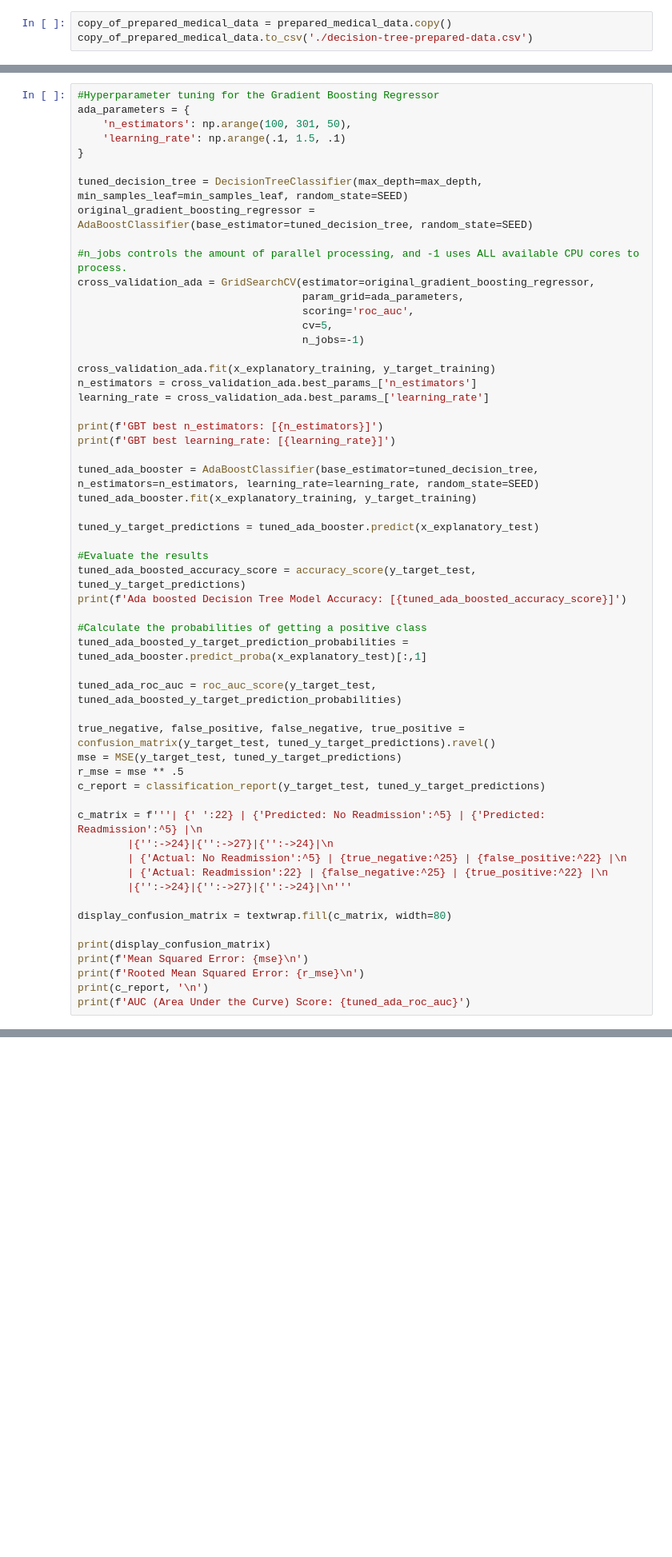
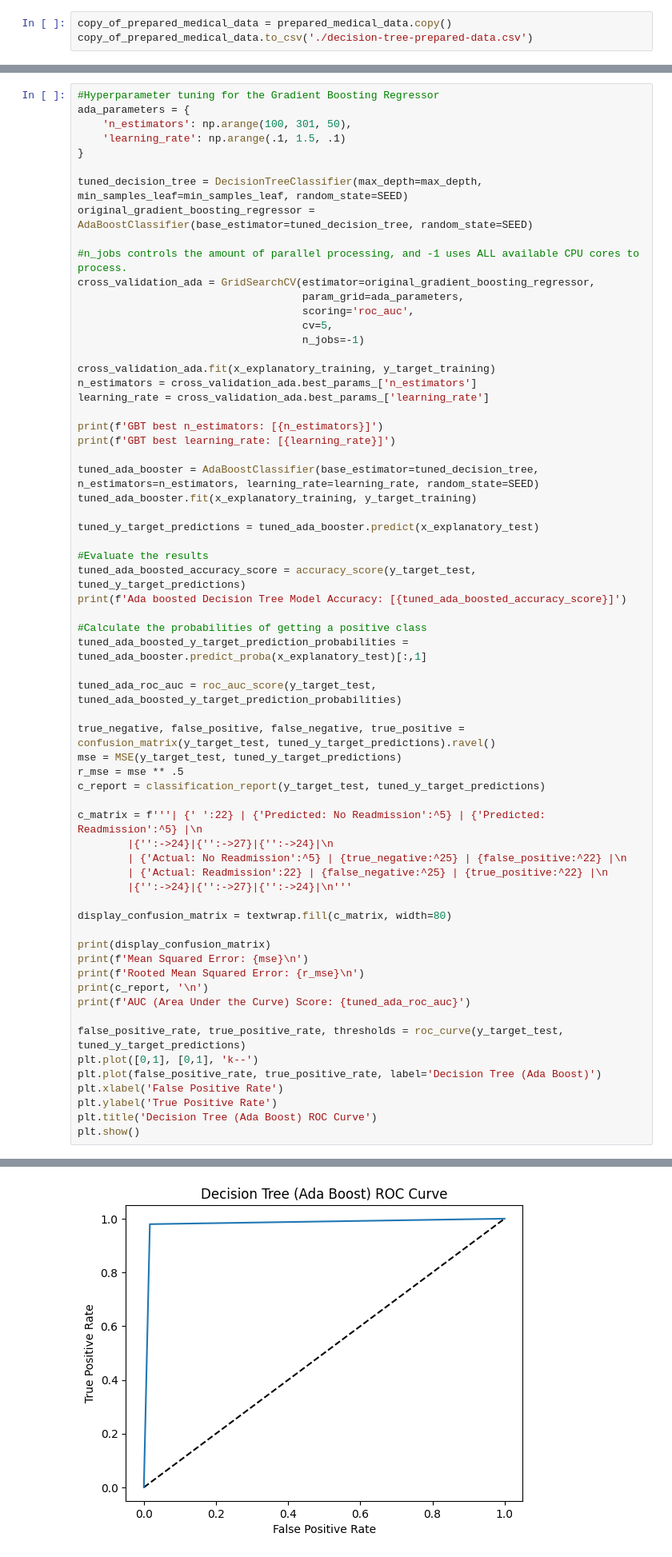
Before and after one commit to CubicleJockey/WGU.MSDA, a Jupyter notebook: Classes/D209 - Data Mining I/Performance Assessment/D209-nvm2-nvm2-task2-predictive-analysis.ipynb, the cells around one changed output, grey strips where cells are left out. Shown at 80% size. Saved outputs shown, nothing was run; the diff lists cells and outputs as text; blank space fills up the shorter version.

```diff
--- a/Classes/D209 - Data Mining I/Performance Assessment/D209-nvm2-nvm2-task2-predictive-analysis.ipynb
+++ b/Classes/D209 - Data Mining I/Performance Assessment/D209-nvm2-nvm2-task2-predictive-analysis.ipynb
@@ -442,33 +442,42 @@ c_matrix = f'''| {' ':22} | {'Predicted: No Readmission':^5} | {'Predicted: Read
         |{'':->24}|{'':->27}|{'':->24}|\n
         | {'Actual: No Readmission':^5} | {true_negative:^25} | {false_positive:^22} |\n
         | {'Actual: Readmission':22} | {false_negative:^25} | {true_positive:^22} |\n
         |{'':->24}|{'':->27}|{'':->24}|\n'''
 
 display_confusion_matrix = textwrap.fill(c_matrix, width=80)
 
 print(display_confusion_matrix)
 print(f'Mean Squared Error: {mse}\n')
 print(f'Rooted Mean Squared Error: {r_mse}\n')
 print(c_report, '\n')
 print(f'AUC (Area Under the Curve) Score: {tuned_ada_roc_auc}')
+
+false_positive_rate, true_positive_rate, thresholds = roc_curve(y_target_test, tuned_y_target_predictions)
+plt.plot([0,1], [0,1], 'k--')
+plt.plot(false_positive_rate, true_positive_rate, label='Decision Tree (Ada Boost)')
+plt.xlabel('False Positive Rate')
+plt.ylabel('True Positive Rate')
+plt.title('Decision Tree (Ada Boost) ROC Curve')
+plt.show()
 # %% [output]
 GBT best n_estimators: [150]
 GBT best learning_rate: [0.2]
 Ada boosted Decision Tree Model Accuracy: [0.982]
 |------------------------|---------------------------|------------------------|
 | Actual: No Readmission |           1245            |           21           |
 | Actual: Readmission    |            15             |          719           |
 |------------------------|---------------------------|------------------------|
 Mean Squared Error: 0.018
 
 Rooted Mean Squared Error: 0.1341640786499874
 
               precision    recall  f1-score   support
 ... (6 lines left out)
 weighted avg       0.98      0.98      0.98      2000
 
 
 AUC (Area Under the Curve) Score: 0.99874952111609
+[figure, added]
 # %% [markdown]
 <a id="classification-analysis-code"></a>
 # D3: Classification Analysis Code
```
Also changed, not shown: parts of 7 cells of this notebook.
